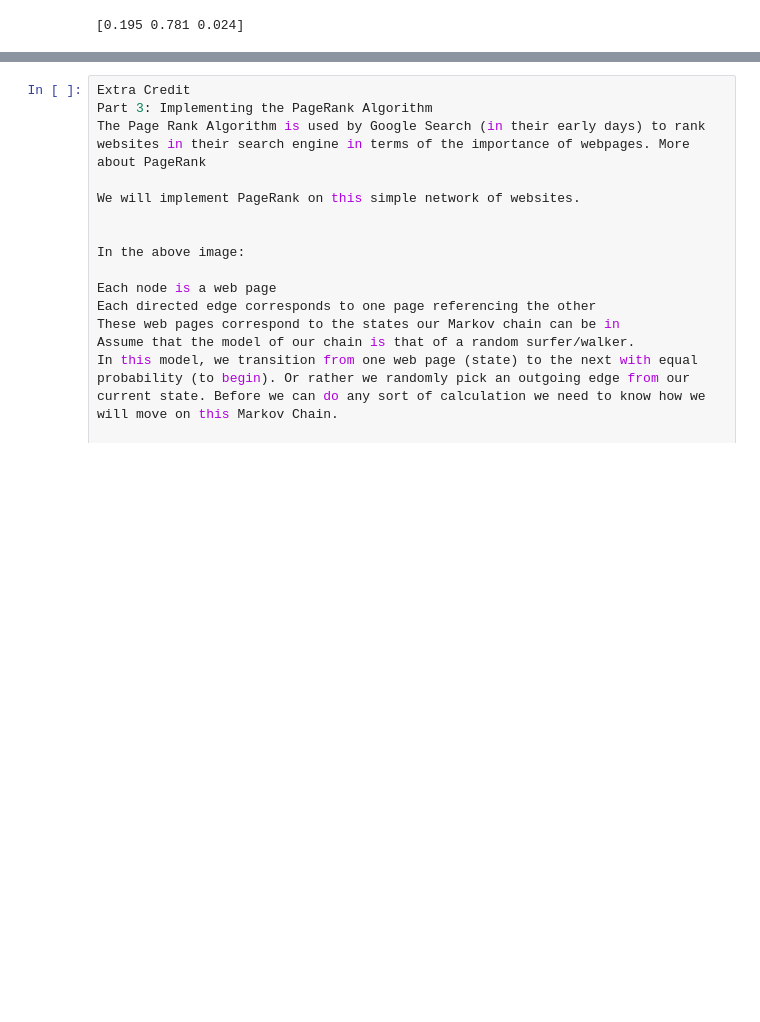
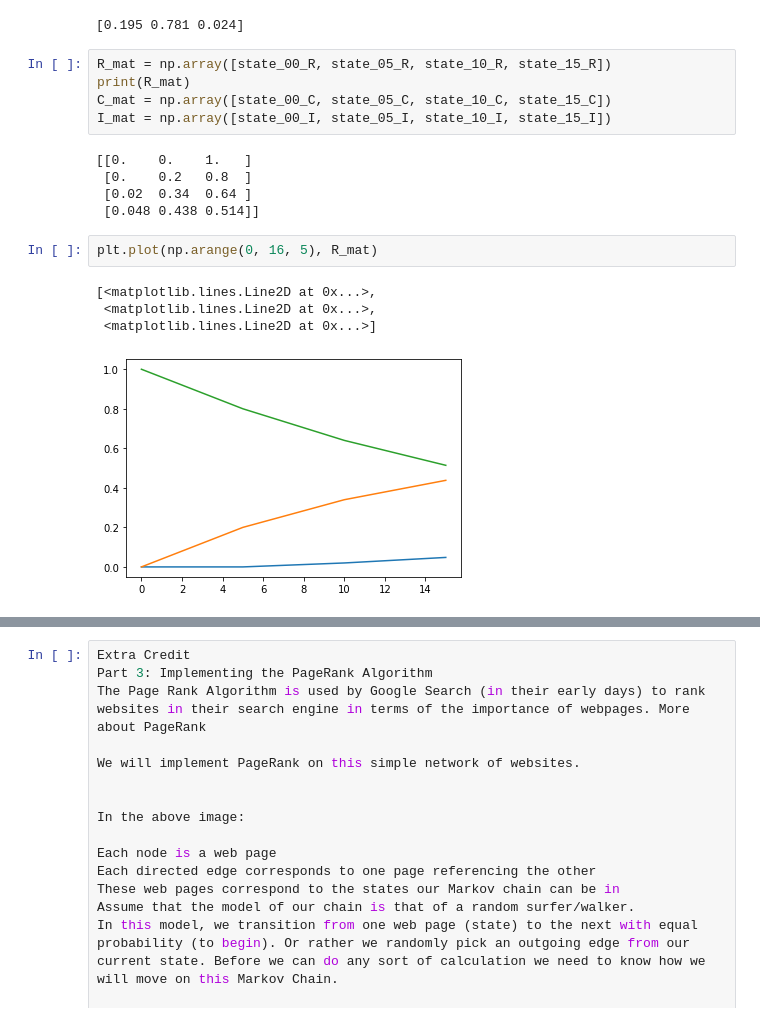
Before and after one commit to CarveTheFuture/Array_manipulation, a Jupyter notebook: Week1_DSI_LinearAlgebra.ipynb, the cells around one changed output, grey strips where cells are left out. Cells and saved outputs as stored; diff of their text form; blank space fills up the shorter version.

```diff
--- a/Week1_DSI_LinearAlgebra.ipynb
+++ b/Week1_DSI_LinearAlgebra.ipynb
@@ -125,3 +127,20 @@ state_15_I=A@state_10_I
 print(state_15_I)
 # %% [output]
 [0.195 0.781 0.024]
+# %%
+R_mat = np.array([state_00_R, state_05_R, state_10_R, state_15_R])
+print(R_mat)
+C_mat = np.array([state_00_C, state_05_C, state_10_C, state_15_C])
+I_mat = np.array([state_00_I, state_05_I, state_10_I, state_15_I])
+# %% [output]
+[[0.    0.    1.   ]
+ [0.    0.2   0.8  ]
+ [0.02  0.34  0.64 ]
+ [0.048 0.438 0.514]]
+# %%
+plt.plot(np.arange(0, 16, 5), R_mat)
+# %% [output]
+[<matplotlib.lines.Line2D at 0x...>,
+ <matplotlib.lines.Line2D at 0x...>,
+ <matplotlib.lines.Line2D at 0x...>]
+[figure, added]
```
Also changed, not shown: parts of 12 cells of this notebook.
